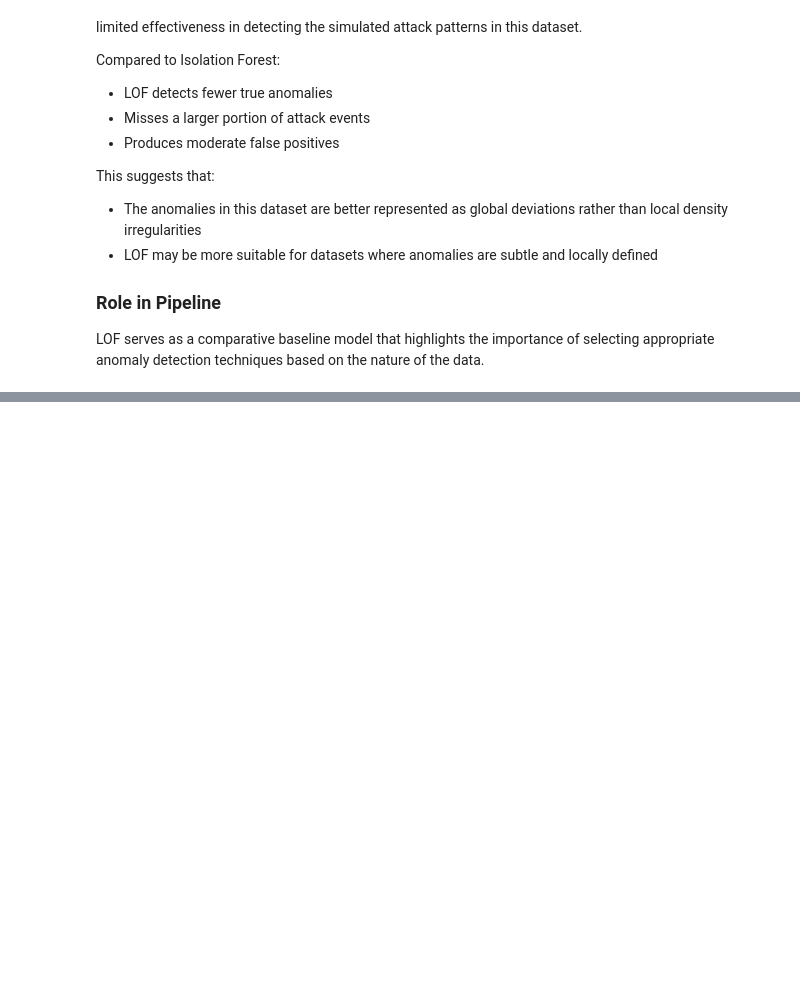
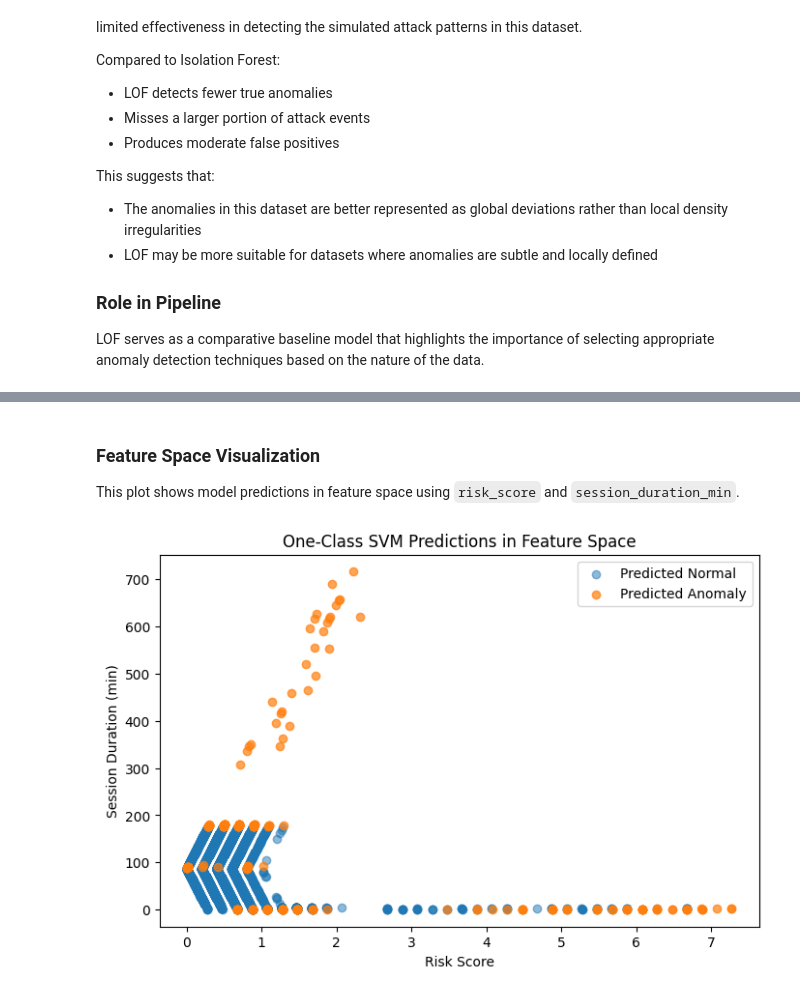
Before and after one commit to 0x0allenace/security-anomaly-project, a Jupyter notebook: notebooks/exploration.ipynb, the cells around one changed output, grey strips where cells are left out. Cells and saved outputs as stored; diff of their text form; code cells hidden in the pictures; blank space fills up the shorter version.

```diff
--- a/notebooks/exploration.ipynb
+++ b/notebooks/exploration.ipynb
@@ -910,0 +1002,30 @@ LOF serves as a comparative baseline model that highlights the importance of sel
+# %% [markdown]
+### Feature Space Visualization
+This plot shows model predictions in feature space using `risk_score` and `session_duration_min`.
+# %%
+plt.figure(figsize=(8,5))
+
+normal = df_svm[df_svm["svm_anomaly"] == 0]
+anomaly = df_svm[df_svm["svm_anomaly"] == 1]
+
+plt.scatter(
+    normal["risk_score"],
+    normal["session_duration_min"],
+    alpha=0.5,
+    label="Predicted Normal"
+)
+
+plt.scatter(
+    anomaly["risk_score"],
+    anomaly["session_duration_min"],
+    alpha=0.7,
+    label="Predicted Anomaly"
+)
+
+plt.title("One-Class SVM Predictions in Feature Space")
+plt.xlabel("Risk Score")
+plt.ylabel("Session Duration (min)")
+plt.legend()
+plt.show()
+# %% [output]
+[figure, added]
```
Also changed, not shown: parts of 30 cells of this notebook, 3 other files.
